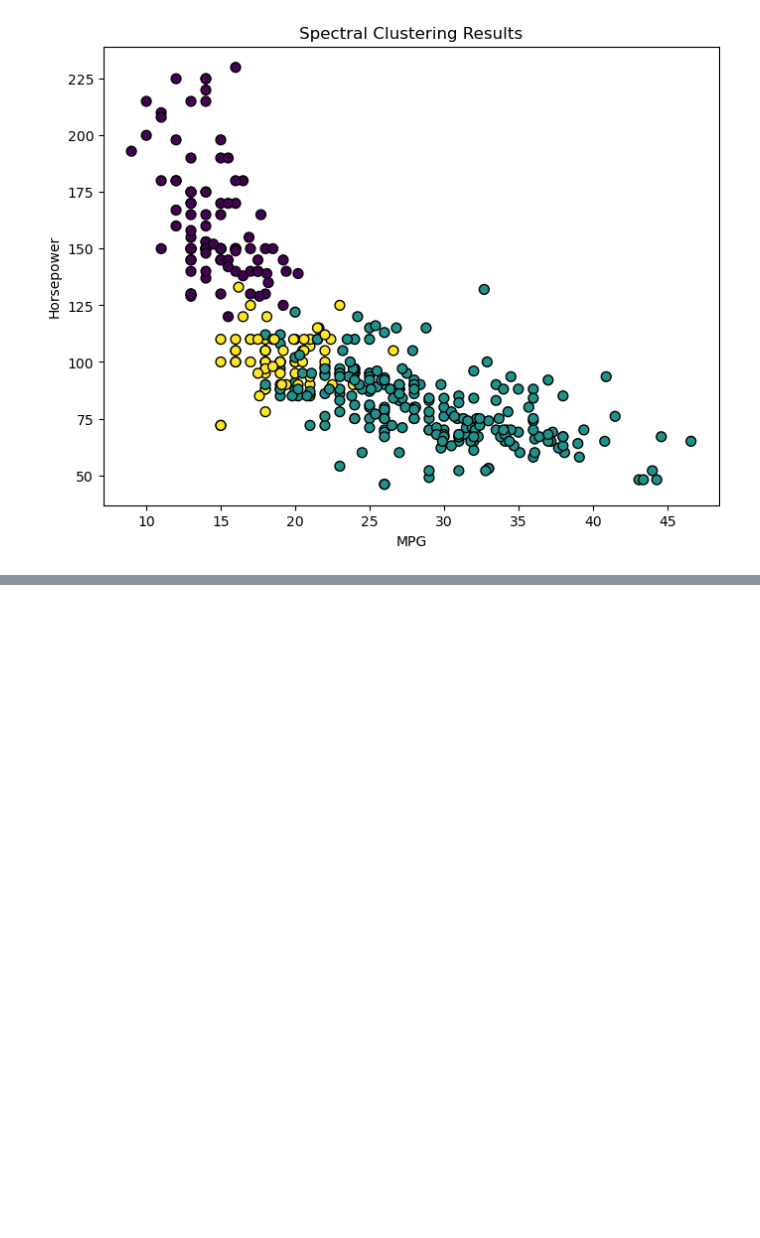
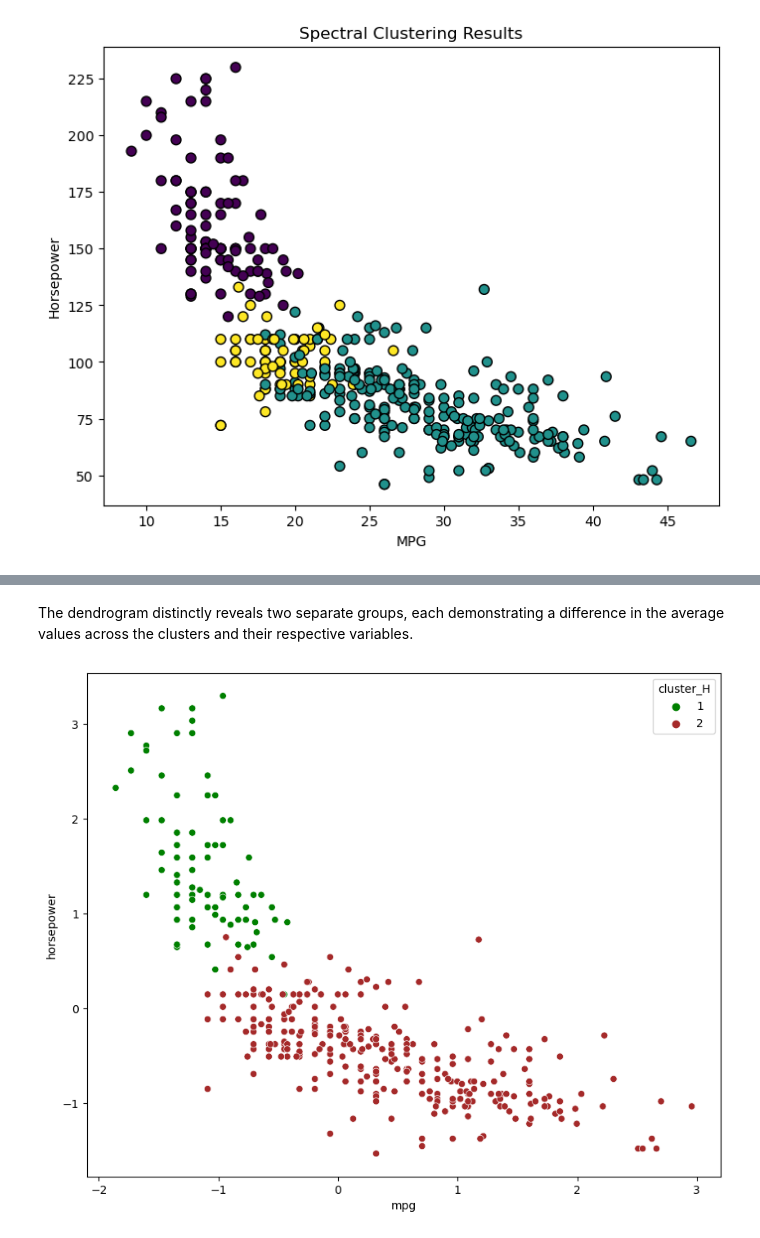
Before and after one commit to Amey1398/Unveiling-Efficiency-Patterns-in-Automobiles, a Jupyter notebook: code.ipynb, the cells around one changed output, grey strips where cells are left out. Drawn from its saved outputs; the diff is of its cells as text; code cells hidden in the pictures; blank space fills up the shorter version.

```diff
--- a/code.ipynb
+++ b/code.ipynb
@@ -384,0 +440,4 @@ plt.show()
+# %%
+#Displaying the clusters
+clusters = fcluster(link_method, 2, criterion='maxclust')
+clusters
@@ -384,0 +464,4 @@ plt.show()
+# %%
+#attaching the clusters formed to the scaled data
+df_scaled_h['cluster_H'] = clusters
+df_scaled_h.head()
@@ -384,0 +516,10 @@ plt.show()
+# %% [markdown]
+The dendrogram distinctly reveals two separate groups, each demonstrating a difference in the average values across the clusters and their respective variables.
+# %%
+#plotting the clusters formed
+plt.figure(figsize=(10, 8))
+sns.scatterplot(x="mpg", y="horsepower", hue="cluster_H",
+              data=df_scaled_h,
+                    palette=['green','brown']);
+# %% [output]
+[figure, added]
```
Also changed, not shown: parts of 19 cells of this notebook.
